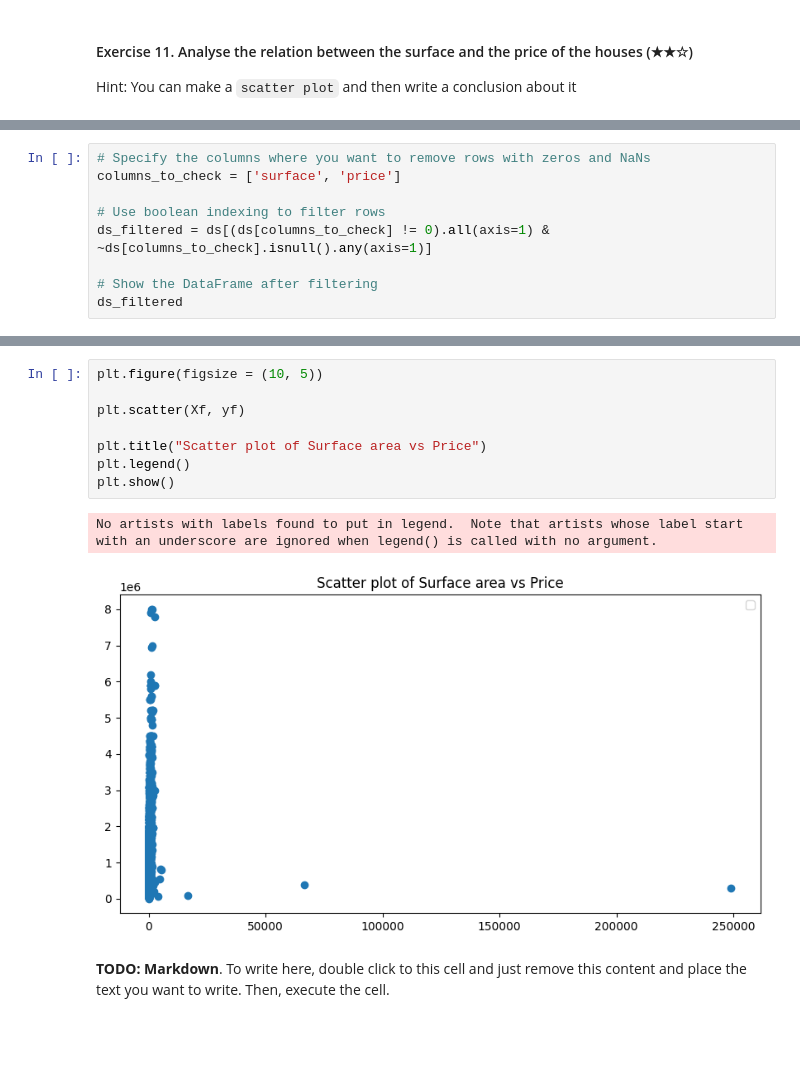
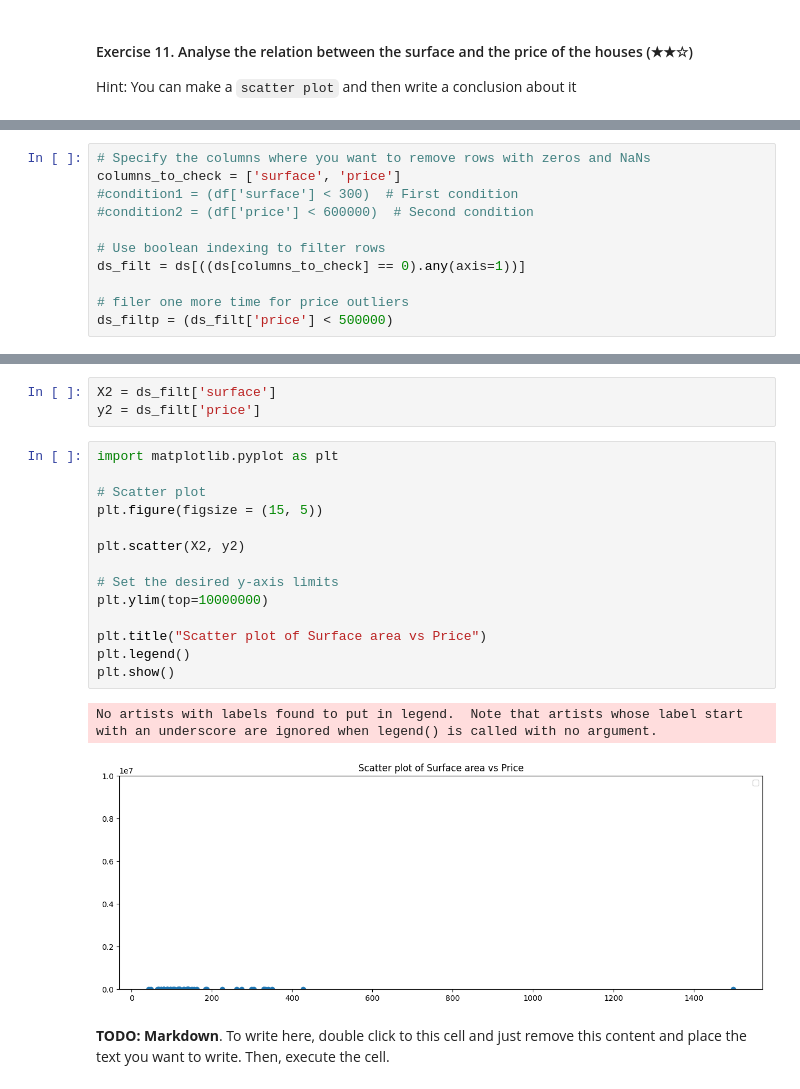
Before and after one commit to casalf724/realestate-datacleanup-exercise, a Jupyter notebook: projectAC.ipynb, the cells around one changed output, grey strips where cells are left out. Drawn from its saved outputs; the diff is of its cells as text; blank space fills up the shorter version.

```diff
--- a/projectAC.ipynb
+++ b/projectAC.ipynb
@@ -349,9 +380,11 @@ Name: surface, Length: 15335, dtype: float64
 # %%
 # Specify the columns where you want to remove rows with zeros and NaNs
 columns_to_check = ['surface', 'price']
+#condition1 = (df['surface'] < 300)  # First condition
+#condition2 = (df['price'] < 600000)  # Second condition
 
 # Use boolean indexing to filter rows
-ds_filtered = ds[(ds[columns_to_check] != 0).all(axis=1) & ~ds[columns_to_check].isnull().any(axis=1)]
+ds_filt = ds[((ds[columns_to_check] == 0).any(axis=1))]
 
-# Show the DataFrame after filtering
-ds_filtered
+# filer one more time for price outliers
+ds_filtp = (ds_filt['price'] < 500000)
@@ -403,14 +398,23 @@ Name: surface, dtype: float64
+# %%
+X2 = ds_filt['surface']
+y2 = ds_filt['price']
 # %%
-plt.figure(figsize = (10, 5))
+import matplotlib.pyplot as plt
 
-plt.scatter(Xf, yf)
+# Scatter plot
+plt.figure(figsize = (15, 5))
+
+plt.scatter(X2, y2)
+
+# Set the desired y-axis limits
+plt.ylim(top=10000000)
 
 plt.title("Scatter plot of Surface area vs Price")
 plt.legend()
 plt.show()
 # %% [output]
 No artists with labels found to put in legend.  Note that artists whose label start with an underscore are ignored when legend() is called with no argument.
-[figure, old version]
+[figure, new version]
 # %% [markdown]
 **TODO: Markdown**. To write here, double click to this cell and just remove this content and place the text you want to write. Then, execute the cell.
 # %% [markdown]
```
Also changed, not shown: parts of 8 cells of this notebook.
